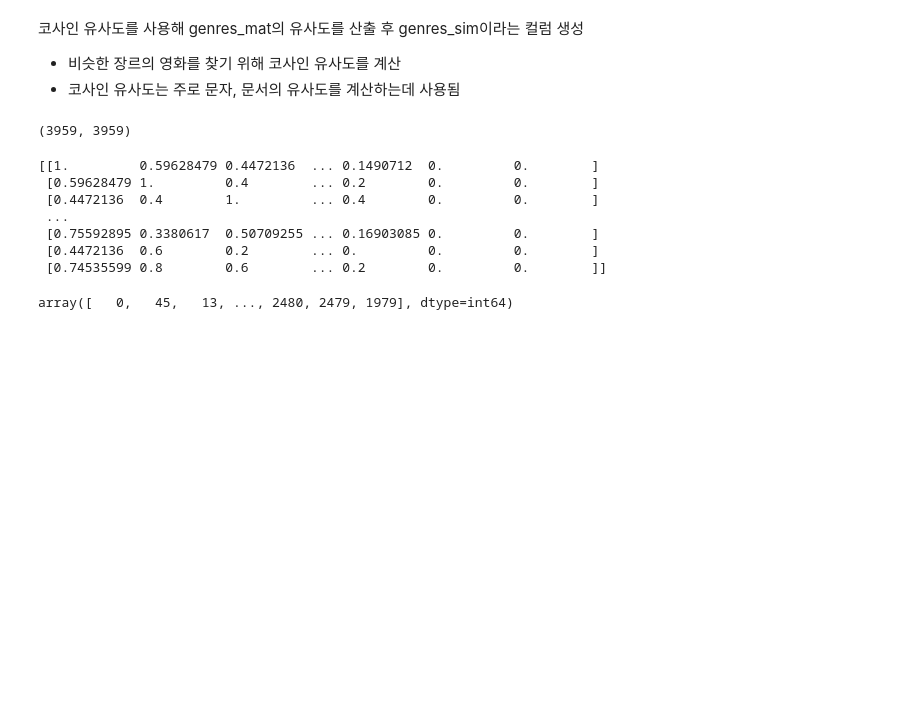
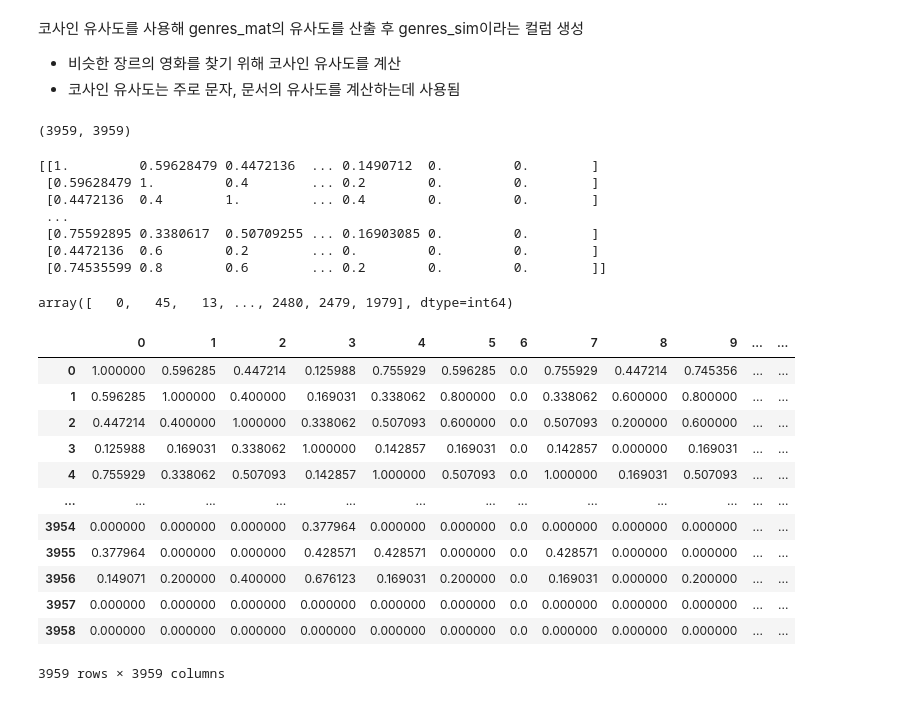
Before and after one commit to yusangsoo/Fintech_PM, a Jupyter notebook: 06_machine_learning/22_컨텐츠기반_추천시스템_만들기_영화추천시스템.ipynb, the cells around one changed output. Cells and saved outputs as stored; diff of their text form; code cells hidden in the pictures; blank space fills up the shorter version.

```diff
--- a/06_machine_learning/22_컨텐츠기반_추천시스템_만들기_영화추천시스템.ipynb
+++ b/06_machine_learning/22_컨텐츠기반_추천시스템_만들기_영화추천시스템.ipynb
@@ -369,3 +371,20 @@ sorted_genres_sim = genres_sim.argsort()[:,::-1]
 sorted_genres_sim[0]
 # %% [output]
 array([   0,   45,   13, ..., 2480, 2479, 1979], dtype=int64)
+# %%
+genres_sim_df = pd.DataFrame(genres_sim)
+genres_sim_df
+# %% [output]
+|  | 0 | 1 | 2 | 3 | 4 | 5 | 6 | 7 | 8 | 9 | ... | ... |
+| 0 | 1.000000 | 0.596285 | 0.447214 | 0.125988 | 0.755929 | 0.596285 | 0.0 | 0.755929 | 0.447214 | 0.745356 | ... | ... |
+| 1 | 0.596285 | 1.000000 | 0.400000 | 0.169031 | 0.338062 | 0.800000 | 0.0 | 0.338062 | 0.600000 | 0.800000 | ... | ... |
+| 2 | 0.447214 | 0.400000 | 1.000000 | 0.338062 | 0.507093 | 0.600000 | 0.0 | 0.507093 | 0.200000 | 0.600000 | ... | ... |
+| 3 | 0.125988 | 0.169031 | 0.338062 | 1.000000 | 0.142857 | 0.169031 | 0.0 | 0.142857 | 0.000000 | 0.169031 | ... | ... |
+| 4 | 0.755929 | 0.338062 | 0.507093 | 0.142857 | 1.000000 | 0.507093 | 0.0 | 1.000000 | 0.169031 | 0.507093 | ... | ... |
+| ... | ... | ... | ... | ... | ... | ... | ... | ... | ... | ... | ... | ... |
+| 3954 | 0.000000 | 0.000000 | 0.000000 | 0.377964 | 0.000000 | 0.000000 | 0.0 | 0.000000 | 0.000000 | 0.000000 | ... | ... |
+| 3955 | 0.377964 | 0.000000 | 0.000000 | 0.428571 | 0.428571 | 0.000000 | 0.0 | 0.428571 | 0.000000 | 0.000000 | ... | ... |
+| 3956 | 0.149071 | 0.200000 | 0.400000 | 0.676123 | 0.169031 | 0.200000 | 0.0 | 0.169031 | 0.000000 | 0.200000 | ... | ... |
+| 3957 | 0.000000 | 0.000000 | 0.000000 | 0.000000 | 0.000000 | 0.000000 | 0.0 | 0.000000 | 0.000000 | 0.000000 | ... | ... |
+| 3958 | 0.000000 | 0.000000 | 0.000000 | 0.000000 | 0.000000 | 0.000000 | 0.0 | 0.000000 | 0.000000 | 0.000000 | ... | ... |
+3959 rows × 3959 columns
```
Also changed, not shown: parts of 8 cells of this notebook, 4 other files.
